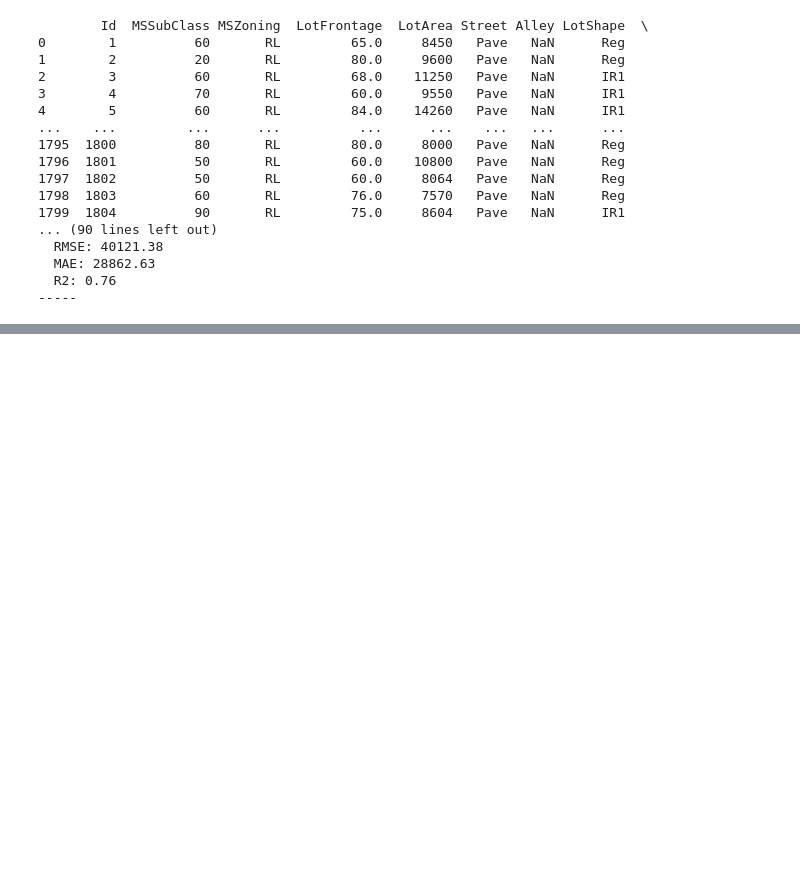
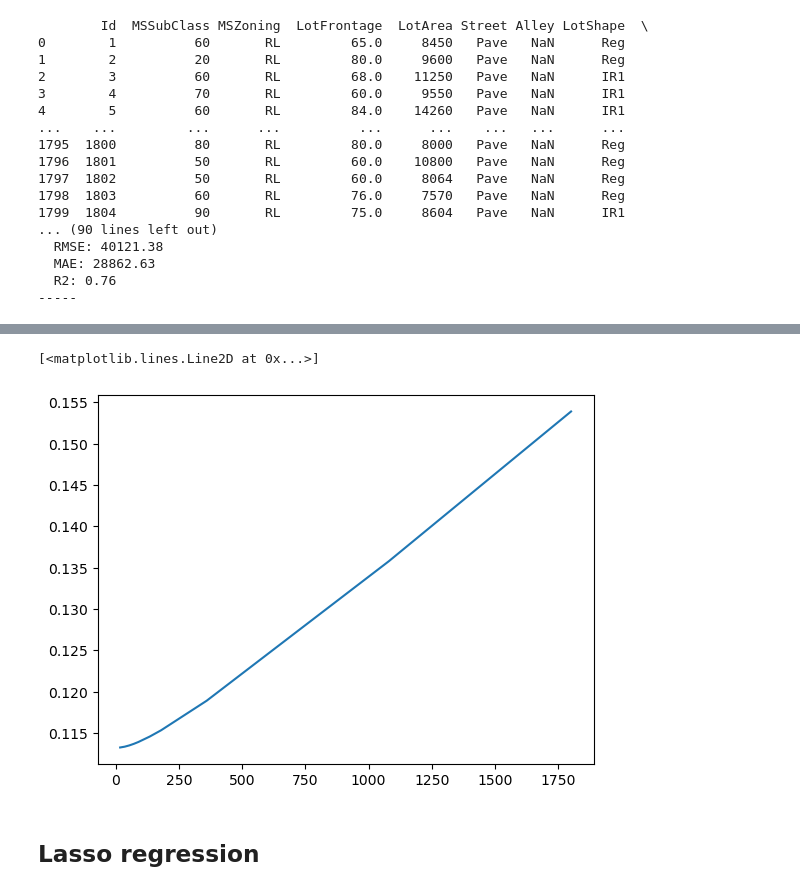
Before and after one commit to kanishsharma/rsm338, a Jupyter notebook: Project 1 - Iowa House Price/Python_regression_results.ipynb, the cells around one changed output, grey strips where cells are left out. Cells and saved outputs as stored; diff of their text form; code cells hidden in the pictures; blank space fills up the shorter version.

```diff
--- a/Project 1 - Iowa House Price/Python_regression_results.ipynb
+++ b/Project 1 - Iowa House Price/Python_regression_results.ipynb
@@ -295,0 +409,7 @@ for key, value in evaluation_results.items():
+# %%
+lr=LinearRegression()
+lr.fit(X_train,y_train)
+pred=lr.predict(X_train)
+print(mse(y_train,pred))
+pred=lr.predict(X_val)
+print(mse(y_val,pred))
@@ -295,0 +451,10 @@ for key, value in evaluation_results.items():
+# %%
+# The alpha used by Python's ridge should be the lambda in Hull's book times the number of observations
+alphas=[0.01*1800, 0.02*1800, 0.03*1800, 0.04*1800, 0.05*1800, 0.075*1800,0.1*1800,0.2*1800, 0.6*1800, 1.0*1800]
+mses=[]
+for alpha in alphas:
+    ridge=Ridge(alpha=alpha)
+    ridge.fit(X_train,y_train)
+    pred=ridge.predict(X_val)
+    mses.append(mse(y_val,pred))
+    print(mse(y_val,pred))
@@ -295,0 +472,7 @@ for key, value in evaluation_results.items():
+# %%
+plt.plot(alphas, mses)
+# %% [output]
+[<matplotlib.lines.Line2D at 0x...>]
+[figure, added]
+# %% [markdown]
+## Lasso regression
```
Also changed, not shown: parts of 27 cells of this notebook.
